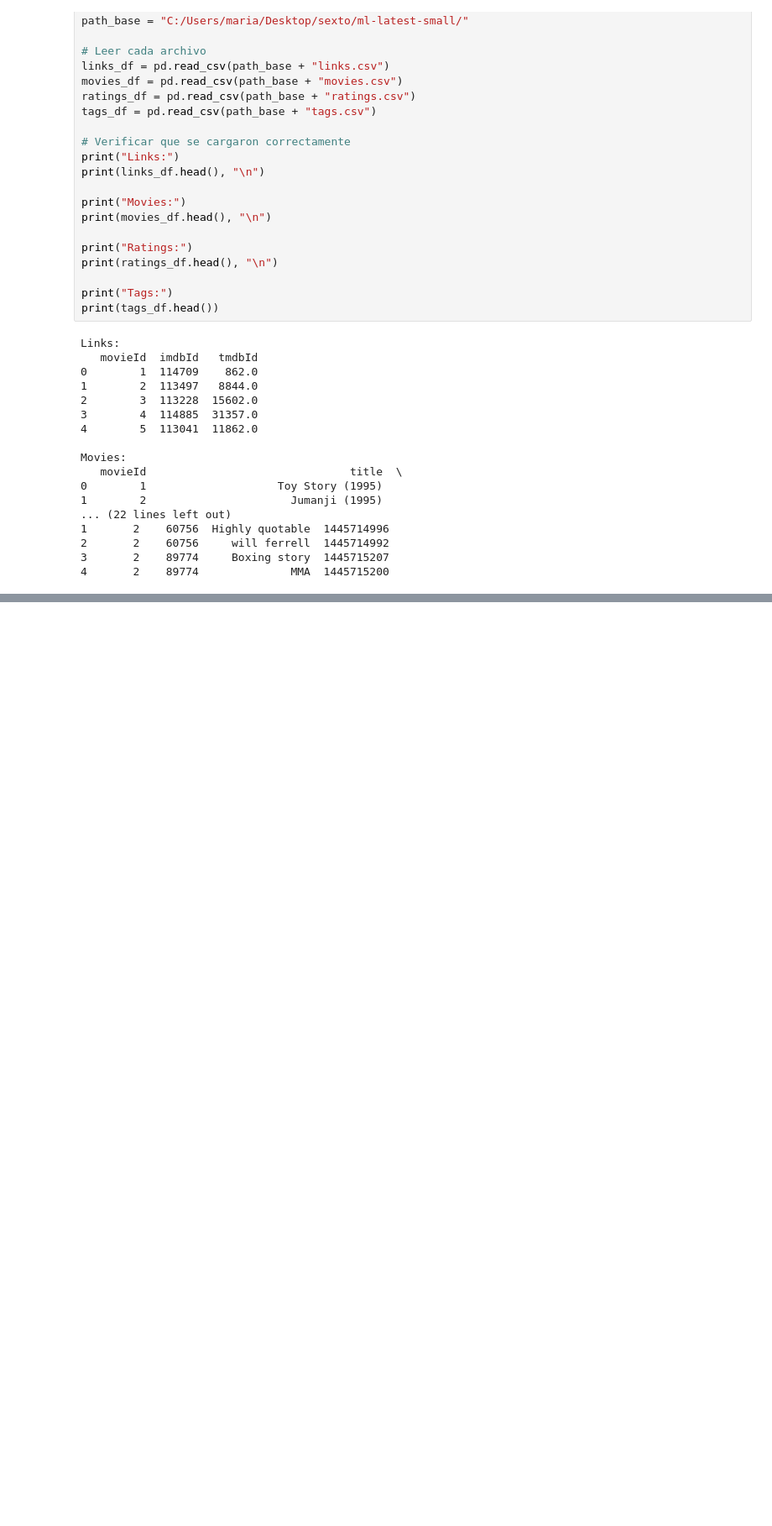
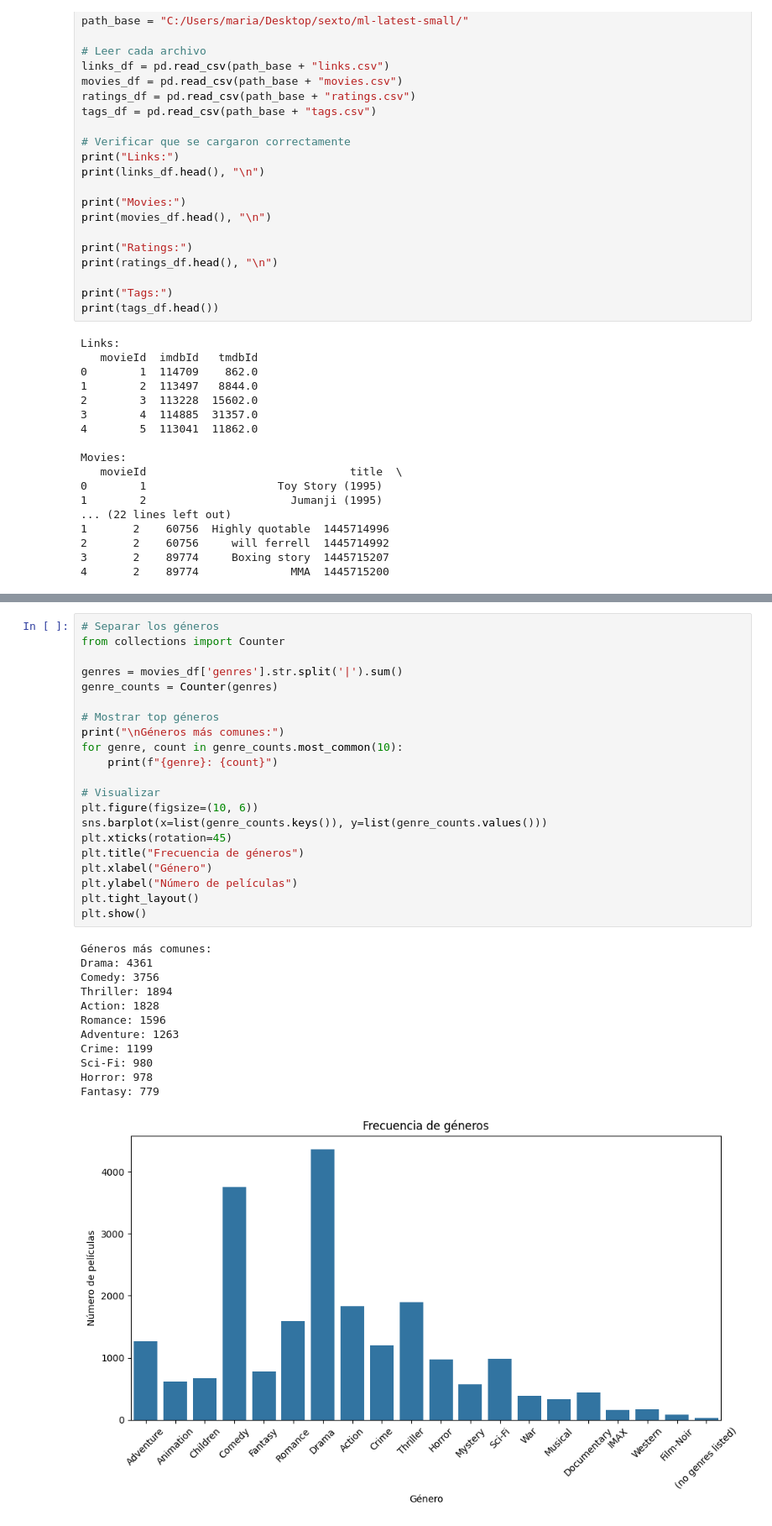
Before and after one commit to Marigago/movielens-venv, a Jupyter notebook: TC1_MarianaGarcia.ipynb, the cells around one changed output, grey strips where cells are left out. Shown at 84% size. Cells and saved outputs as stored; diff of their text form; blank space fills up the shorter version.

```diff
--- a/TC1_MarianaGarcia.ipynb
+++ b/TC1_MarianaGarcia.ipynb
@@ -42,0 +155,34 @@ Movies:
+# %%
+# Separar los géneros
+from collections import Counter
+
+genres = movies_df['genres'].str.split('|').sum()
+genre_counts = Counter(genres)
+
+# Mostrar top géneros
+print("\nGéneros más comunes:")
+for genre, count in genre_counts.most_common(10):
+    print(f"{genre}: {count}")
+
+# Visualizar
+plt.figure(figsize=(10, 6))
+sns.barplot(x=list(genre_counts.keys()), y=list(genre_counts.values()))
+plt.xticks(rotation=45)
+plt.title("Frecuencia de géneros")
+plt.xlabel("Género")
+plt.ylabel("Número de películas")
+plt.tight_layout()
+plt.show()
+# %% [output]
+Géneros más comunes:
+Drama: 4361
+Comedy: 3756
+Thriller: 1894
+Action: 1828
+Romance: 1596
+Adventure: 1263
+Crime: 1199
+Sci-Fi: 980
+Horror: 978
+Fantasy: 779
+[figure, added]
```
Also changed, not shown: parts of 5 cells of this notebook.
